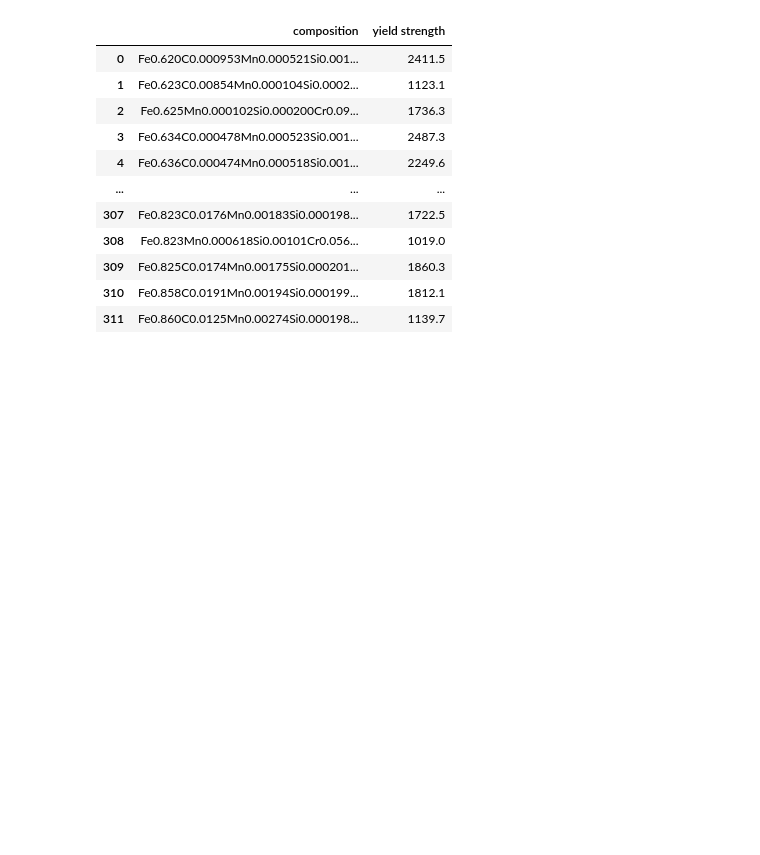
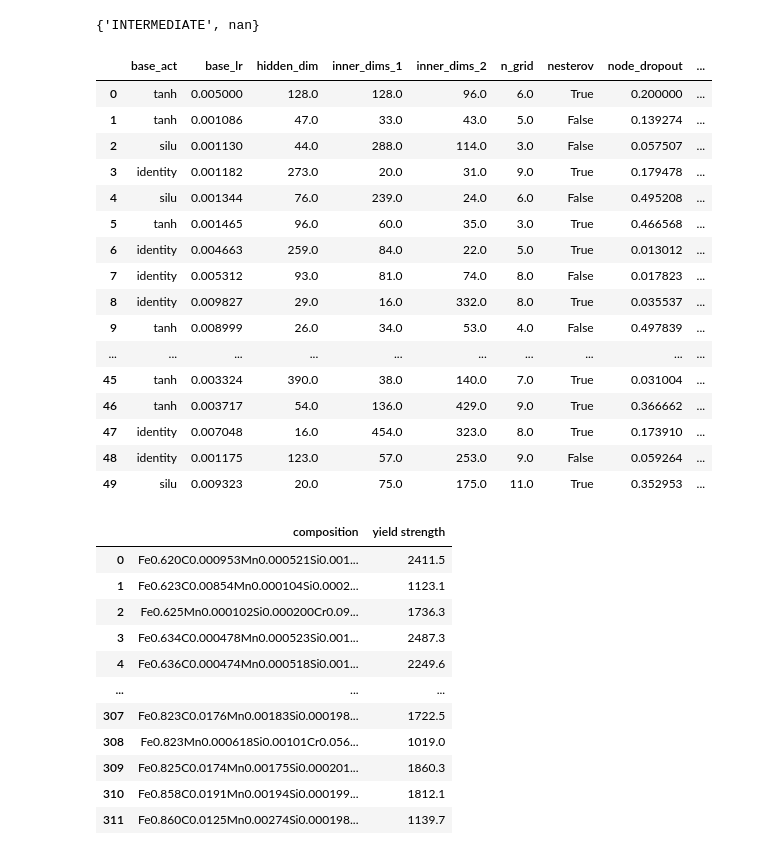
Before and after one commit to nicholas-miklaucic/jax-kan, a Jupyter notebook: kan.ipynb, the cells around one changed output. Saved outputs shown, nothing was run; the diff lists cells and outputs as text; code cells hidden in the pictures; blank space fills up the shorter version.

```diff
--- a/kan.ipynb
+++ b/kan.ipynb
@@ -11,3 +177,28 @@ theme, cs = rp.mpl_setup(False)
+# %%
+df = pd.read_csv('sherpa/results.csv')
+set(df['Status'])
+# %% [output]
+{'INTERMEDIATE', nan}
+# %%
+pd.read_csv('preview.csv', index_col=0)
+# %% [output]
+|  | base_act | base_lr | hidden_dim | inner_dims_1 | inner_dims_2 | n_grid | nesterov | node_dropout | ... |
+| 0 | tanh | 0.005000 | 128.0 | 128.0 | 96.0 | 6.0 | True | 0.200000 | ... |
+| 1 | tanh | 0.001086 | 47.0 | 33.0 | 43.0 | 5.0 | False | 0.139274 | ... |
+| 2 | silu | 0.001130 | 44.0 | 288.0 | 114.0 | 3.0 | False | 0.057507 | ... |
+| 3 | identity | 0.001182 | 273.0 | 20.0 | 31.0 | 9.0 | True | 0.179478 | ... |
+| 4 | silu | 0.001344 | 76.0 | 239.0 | 24.0 | 6.0 | False | 0.495208 | ... |
+| 5 | tanh | 0.001465 | 96.0 | 60.0 | 35.0 | 3.0 | True | 0.466568 | ... |
+| 6 | identity | 0.004663 | 259.0 | 84.0 | 22.0 | 5.0 | True | 0.013012 | ... |
+| 7 | identity | 0.005312 | 93.0 | 81.0 | 74.0 | 8.0 | False | 0.017823 | ... |
+| 8 | identity | 0.009827 | 29.0 | 16.0 | 332.0 | 8.0 | True | 0.035537 | ... |
+| 9 | tanh | 0.008999 | 26.0 | 34.0 | 53.0 | 4.0 | False | 0.497839 | ... |
+| ... | ... | ... | ... | ... | ... | ... | ... | ... | ... |
+| 45 | tanh | 0.003324 | 390.0 | 38.0 | 140.0 | 7.0 | True | 0.031004 | ... |
+| 46 | tanh | 0.003717 | 54.0 | 136.0 | 429.0 | 9.0 | True | 0.366662 | ... |
+| 47 | identity | 0.007048 | 16.0 | 454.0 | 323.0 | 8.0 | True | 0.173910 | ... |
+| 48 | identity | 0.001175 | 123.0 | 57.0 | 253.0 | 9.0 | False | 0.059264 | ... |
+| 49 | silu | 0.009323 | 20.0 | 75.0 | 175.0 | 11.0 | True | 0.352953 | ... |
 # %%
 import json
 
```
Also changed, not shown: parts of 8 cells of this notebook, 6 other files.
